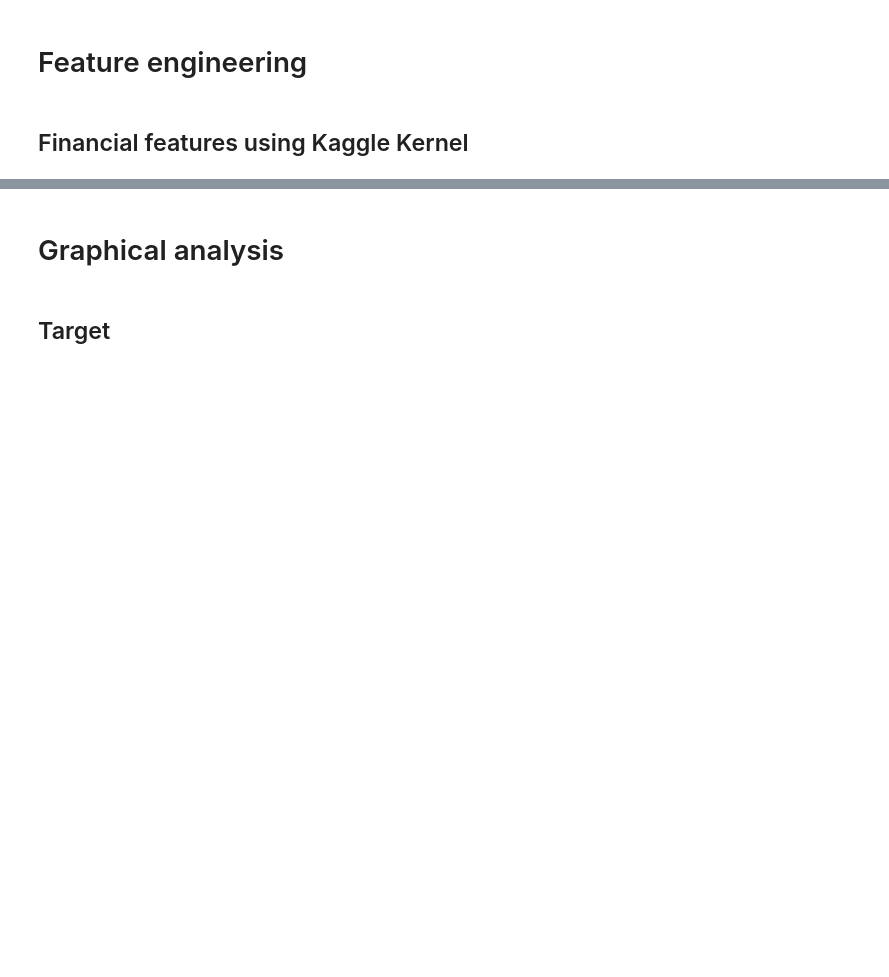
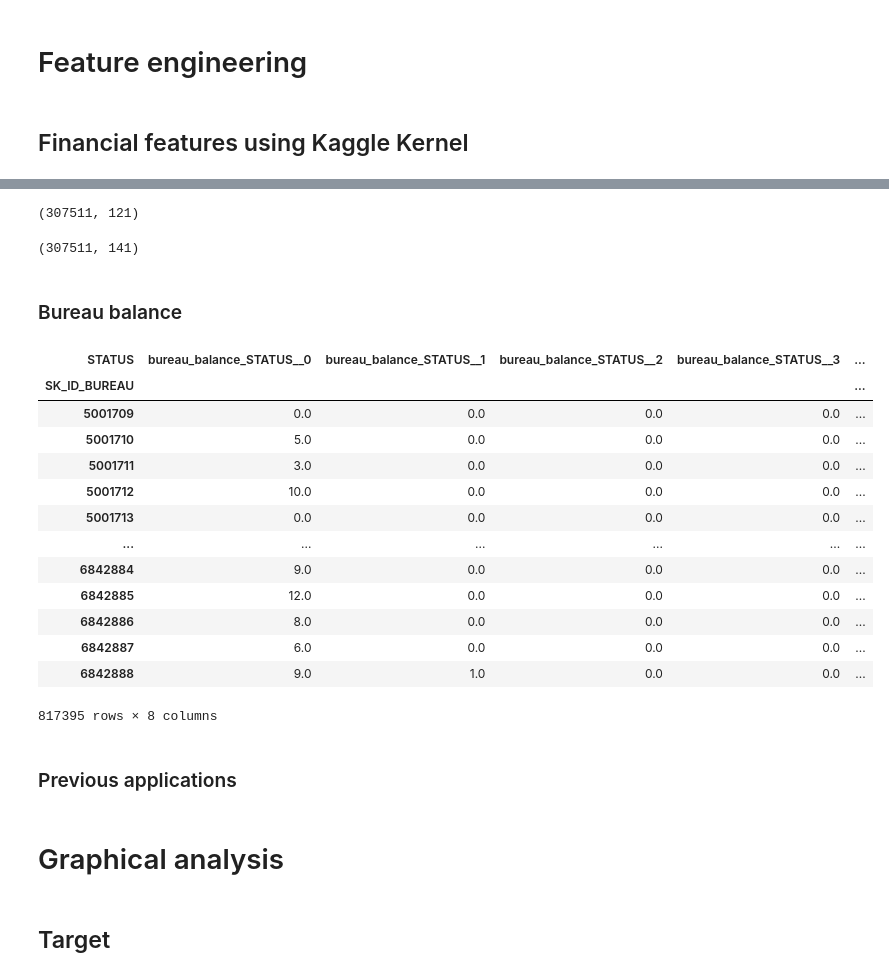
Before and after one commit to carlgennetais/P7_scoring_ML, a Jupyter notebook: notebooks/P7_01_EDA_cleaning_graphics.ipynb, the cells around one changed output, grey strips where cells are left out. Drawn from its saved outputs; the diff is of its cells as text; code cells hidden in the pictures; blank space fills up the shorter version.

```diff
--- a/notebooks/P7_01_EDA_cleaning_graphics.ipynb
+++ b/notebooks/P7_01_EDA_cleaning_graphics.ipynb
@@ -449,0 +473,4 @@ app_train["FE_PAYMENT_RATE"] = app_train["AMT_ANNUITY"] / app_train["AMT_CREDIT"
+# %%
+app_train.shape
+# %% [output]
+(307511, 121)
@@ -449,0 +486,6 @@ app_train["FE_PAYMENT_RATE"] = app_train["AMT_ANNUITY"] / app_train["AMT_CREDIT"
+# %%
+app_train.shape
+# %% [output]
+(307511, 141)
+# %% [markdown]
+### Bureau balance
@@ -449,0 +494,25 @@ app_train["FE_PAYMENT_RATE"] = app_train["AMT_ANNUITY"] / app_train["AMT_CREDIT"
+# %%
+# count number of status
+bureau_balance_count = (
+    bureau_balance.STATUS.groupby("SK_ID_BUREAU")
+    .value_counts()
+    .unstack()
+    .fillna(0)
+    .add_prefix("bureau_balance_STATUS__")
+)
+bureau_balance_count
+# %% [output]
+| STATUS | bureau_balance_STATUS__0 | bureau_balance_STATUS__1 | bureau_balance_STATUS__2 | bureau_balance_STATUS__3 | ... |
+| SK_ID_BUREAU |  |  |  |  | ... |
+| 5001709 | 0.0 | 0.0 | 0.0 | 0.0 | ... |
+| 5001710 | 5.0 | 0.0 | 0.0 | 0.0 | ... |
+| 5001711 | 3.0 | 0.0 | 0.0 | 0.0 | ... |
+| 5001712 | 10.0 | 0.0 | 0.0 | 0.0 | ... |
+| 5001713 | 0.0 | 0.0 | 0.0 | 0.0 | ... |
+| ... | ... | ... | ... | ... | ... |
+| 6842884 | 9.0 | 0.0 | 0.0 | 0.0 | ... |
+| 6842885 | 12.0 | 0.0 | 0.0 | 0.0 | ... |
+| 6842886 | 8.0 | 0.0 | 0.0 | 0.0 | ... |
+| 6842887 | 6.0 | 0.0 | 0.0 | 0.0 | ... |
+| 6842888 | 9.0 | 1.0 | 0.0 | 0.0 | ... |
+817395 rows × 8 columns
@@ -449,0 +537,2 @@ app_train["FE_PAYMENT_RATE"] = app_train["AMT_ANNUITY"] / app_train["AMT_CREDIT"
+# %% [markdown]
+### Previous applications
```
Also changed, not shown: parts of 33 cells of this notebook.
